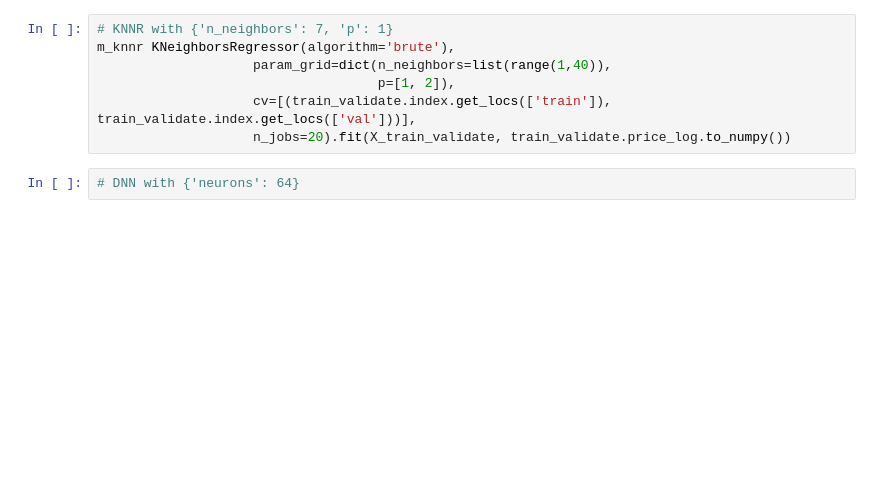
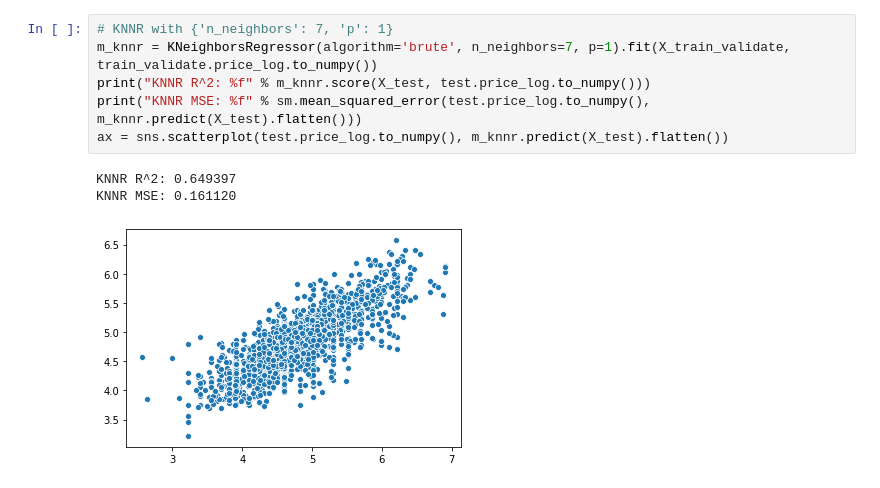
Before and after one commit to YuxinZhang9615/Airbnb-Data-Analysis, a Jupyter notebook: 3-model-mike.ipynb, the cells around one changed output. Drawn from its saved outputs; the diff is of its cells as text; blank space fills up the shorter version.

```diff
--- a/3-model-mike.ipynb
+++ b/3-model-mike.ipynb
@@ -25,9 +30,10 @@ ax = sns.scatterplot(test.price_log.to_numpy(), m_svr.predict(X_test).flatten())
-# %%
-# KNNR with {'n_neighbors': 7, 'p': 1}
-m_knnr KNeighborsRegressor(algorithm='brute'),
-                    param_grid=dict(n_neighbors=list(range(1,40)),
-                                    p=[1, 2]),
-                    cv=[(train_validate.index.get_locs(['train']), train_validate.index.get_locs(['val']))],
-                    n_jobs=20).fit(X_train_validate, train_validate.price_log.to_numpy())
-# %%
-# DNN with {'neurons': 64}
+# %%
+# KNNR with {'n_neighbors': 7, 'p': 1}
+m_knnr = KNeighborsRegressor(algorithm='brute', n_neighbors=7, p=1).fit(X_train_validate, train_validate.price_log.to_numpy())
+print("KNNR R^2: %f" % m_knnr.score(X_test, test.price_log.to_numpy()))
+print("KNNR MSE: %f" % sm.mean_squared_error(test.price_log.to_numpy(), m_knnr.predict(X_test).flatten()))
+ax = sns.scatterplot(test.price_log.to_numpy(), m_knnr.predict(X_test).flatten())
+# %% [output]
+KNNR R^2: 0.649397
+KNNR MSE: 0.161120
+[figure, added]
```
Also changed, not shown: parts of 2 cells of this notebook.
